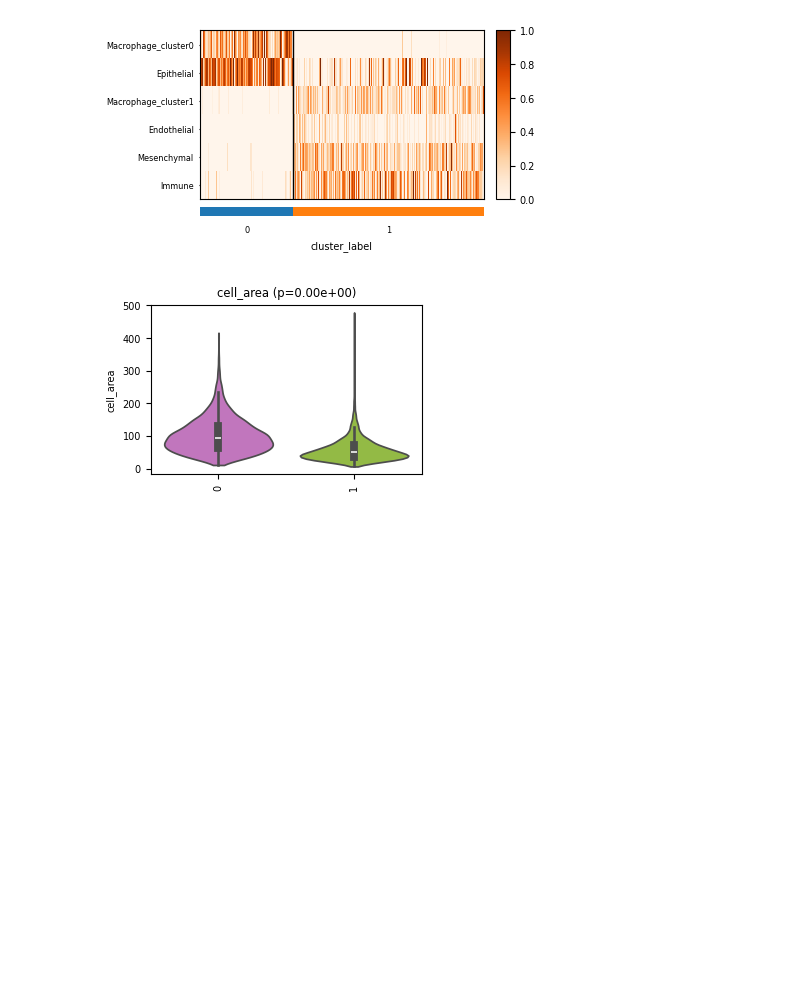
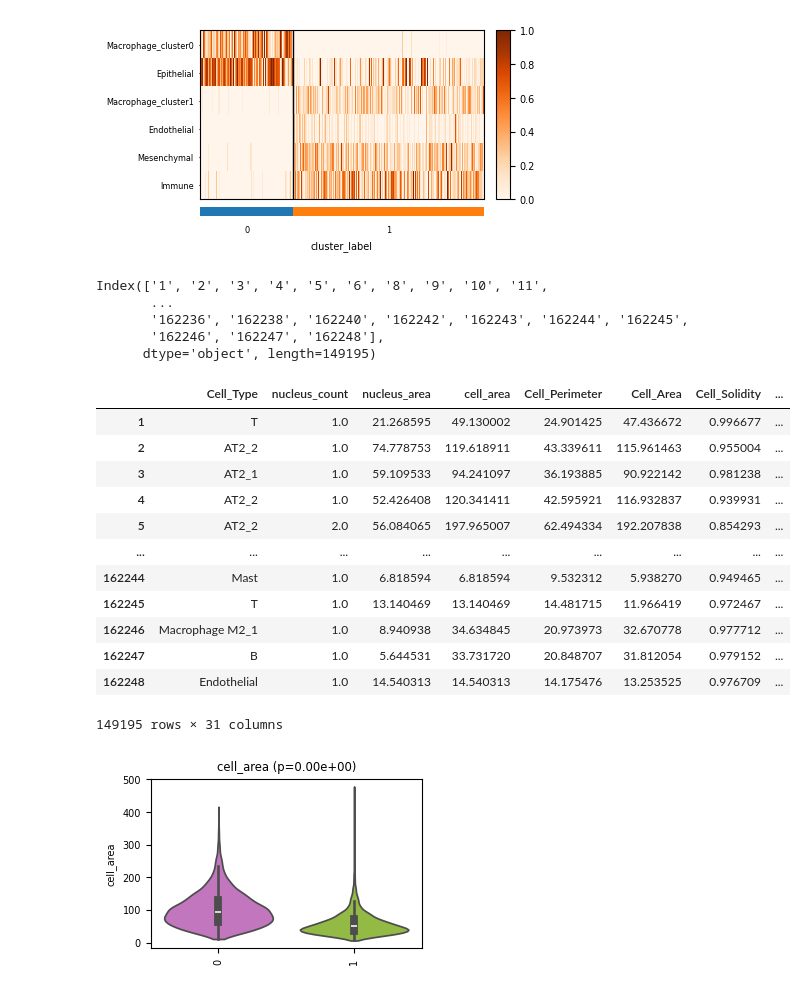
Before and after one commit to fyh18/SpatialZoomer, a Jupyter notebook: legacy/subtype_analysis/fig4_lungmac_subtype.ipynb, the cells around one changed output. Cells and saved outputs as stored; diff of their text form; code cells hidden in the pictures; blank space fills up the shorter version.

```diff
--- a/legacy/subtype_analysis/fig4_lungmac_subtype.ipynb
+++ b/legacy/subtype_analysis/fig4_lungmac_subtype.ipynb
@@ -760,6 +760,34 @@ Minimum similarities:  0.4554037041202115
 Median similarities:  7.779074178596867
 WARNING: saving figure to file figures\heatmap_XeniumLungCancer_Macrophage_component_matrix_heatmap.pdf
 [figure]
+# %%
+ad.obs_names
+# %% [output]
+Index(['1', '2', '3', '4', '5', '6', '8', '9', '10', '11',
+       ...
+       '162236', '162238', '162240', '162242', '162243', '162244', '162245',
+       '162246', '162247', '162248'],
+      dtype='object', length=149195)
+# %%
+morphology_path = "E:/SZ/Results/morphology/" + dataset + "_morphology_information.csv"
+# check if the file exists
+if os.path.exists(morphology_path):
+    morphology = pd.read_csv(morphology_path, index_col=0)
+morphology
+# %% [output]
+|  | Cell_Type | nucleus_count | nucleus_area | cell_area | Cell_Perimeter | Cell_Area | Cell_Solidity | ... |
+| 1 | T | 1.0 | 21.268595 | 49.130002 | 24.901425 | 47.436672 | 0.996677 | ... |
+| 2 | AT2_2 | 1.0 | 74.778753 | 119.618911 | 43.339611 | 115.961463 | 0.955004 | ... |
+| 3 | AT2_1 | 1.0 | 59.109533 | 94.241097 | 36.193885 | 90.922142 | 0.981238 | ... |
+| 4 | AT2_2 | 1.0 | 52.426408 | 120.341411 | 42.595921 | 116.932837 | 0.939931 | ... |
+| 5 | AT2_2 | 2.0 | 56.084065 | 197.965007 | 62.494334 | 192.207838 | 0.854293 | ... |
+| ... | ... | ... | ... | ... | ... | ... | ... | ... |
+| 162244 | Mast | 1.0 | 6.818594 | 6.818594 | 9.532312 | 5.938270 | 0.949465 | ... |
+| 162245 | T | 1.0 | 13.140469 | 13.140469 | 14.481715 | 11.966419 | 0.972467 | ... |
+| 162246 | Macrophage M2_1 | 1.0 | 8.940938 | 34.634845 | 20.973973 | 32.670778 | 0.977712 | ... |
+| 162247 | B | 1.0 | 5.644531 | 33.731720 | 20.848707 | 31.812054 | 0.979152 | ... |
+| 162248 | Endothelial | 1.0 | 14.540313 | 14.540313 | 14.175476 | 13.253525 | 0.976709 | ... |
+149195 rows × 31 columns
 # %%
 from matplotlib import rc_context
 from scipy import stats
```
Also changed, not shown: 14 other files.
